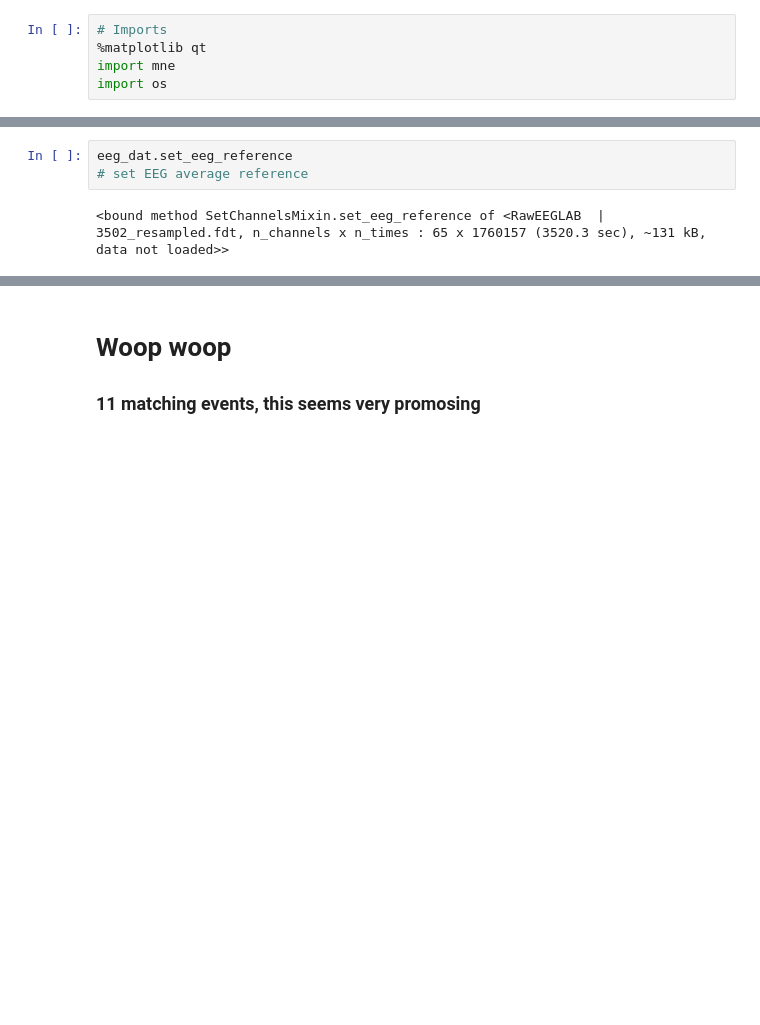
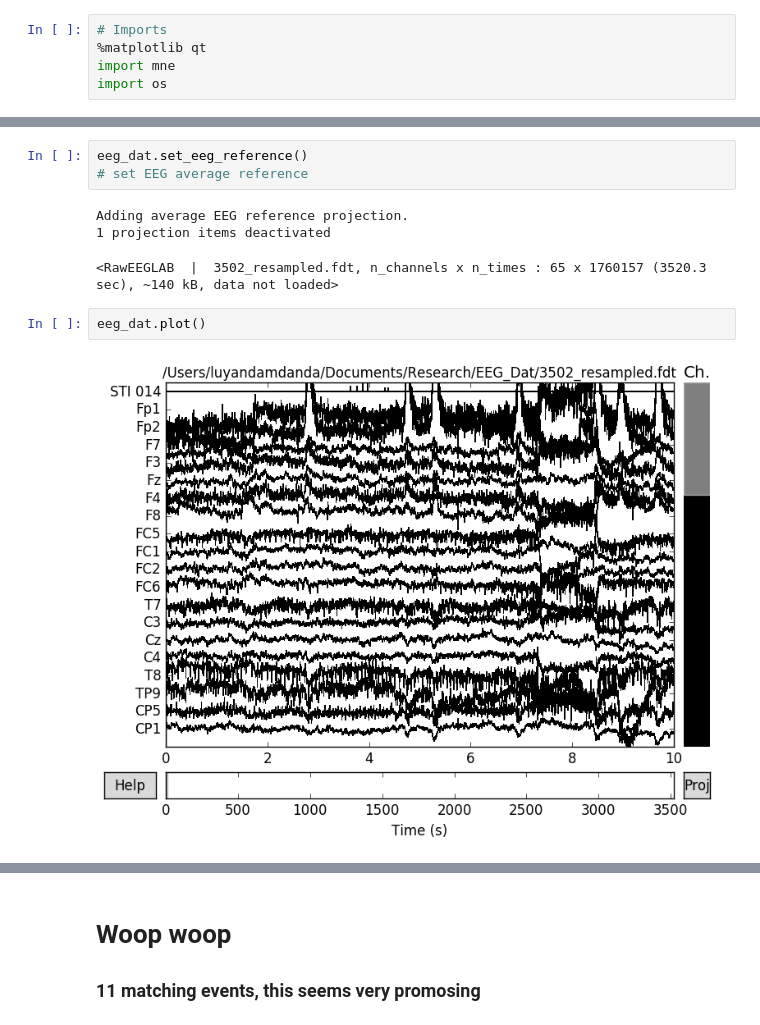
Before and after one commit to voytekresearch/EEGMapping, a Jupyter notebook: MNE-LocalData.ipynb, the cells around one changed output, grey strips where cells are left out. Saved outputs shown, nothing was run; the diff lists cells and outputs as text; blank space fills up the shorter version.

```diff
--- a/MNE-LocalData.ipynb
+++ b/MNE-LocalData.ipynb
@@ -46,9 +46,15 @@ eeg_dat.info
 >
 # %%
-eeg_dat.set_eeg_reference
+eeg_dat.set_eeg_reference()
 # set EEG average reference
 # %% [output]
-<bound method SetChannelsMixin.set_eeg_reference of <RawEEGLAB  |  3502_resampled.fdt, n_channels x n_times : 65 x 1760157 (3520.3 sec), ~131 kB, data not loaded>>
+Adding average EEG reference projection.
+1 projection items deactivated
+<RawEEGLAB  |  3502_resampled.fdt, n_channels x n_times : 65 x 1760157 (3520.3 sec), ~140 kB, data not loaded>
+# %%
+eeg_dat.plot()
+# %% [output]
+[figure, added]
 # %%
 # identifying all the events and IDs
 mne.find_events(eeg_dat)
```
Also changed, not shown: parts of 19 cells of this notebook.
